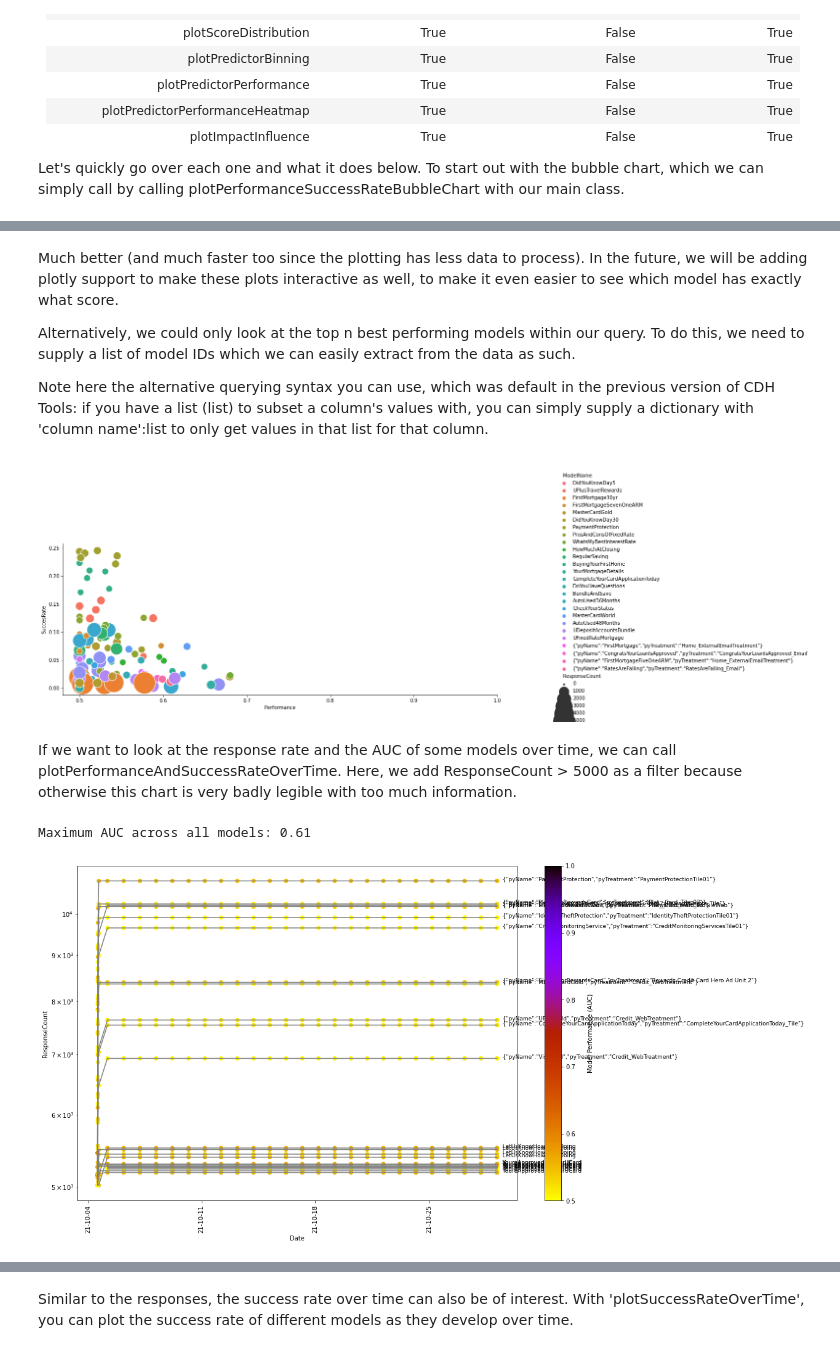
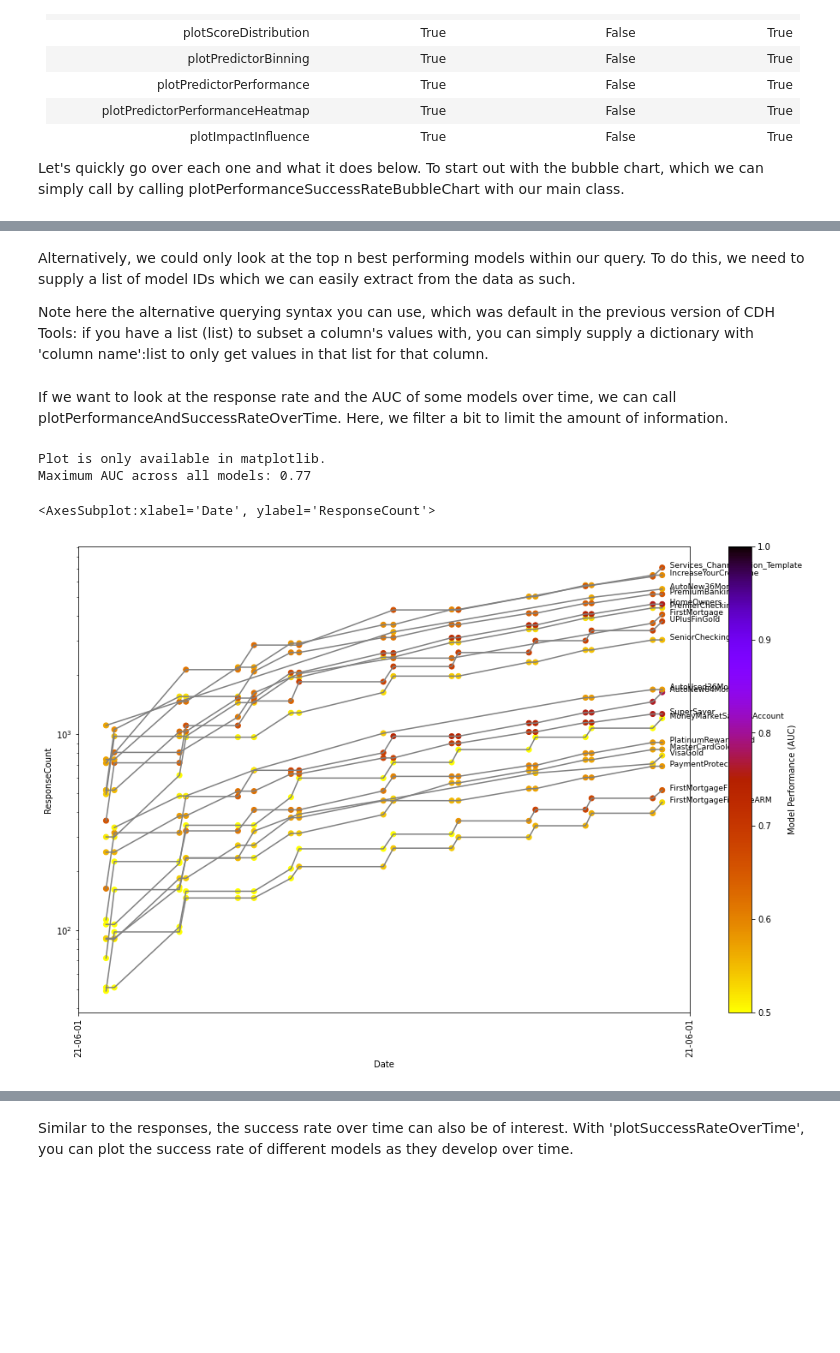
Before and after one commit to pegasystems/pega-datascientist-tools, a Jupyter notebook: examples/datamart/Example_ADM_Analysis.ipynb, the cells around one changed output, grey strips where cells are left out. Saved outputs shown, nothing was run; the diff lists cells and outputs as text; code cells hidden in the pictures; blank space fills up the shorter version.

```diff
--- a/examples/datamart/Example_ADM_Analysis.ipynb
+++ b/examples/datamart/Example_ADM_Analysis.ipynb
@@ -40,0 +16,6 @@ As you can see, it prints out any file names that it imports. These are the two
+# %%
+import pandas as pd
+pd.options.plotting.backend='plotly'
+from cdhtools import ADMDatamart, datasets
+
+CDHSample = datasets.CDHSample()
@@ -146,20 +142,17 @@ CDHSample.plotPerformanceSuccessRateBubbleChart(query=query)
 # %% [markdown]
-Much better (and much faster too since the plotting has less data to process). In the future, we will be adding plotly support to make these plots interactive as well, to make it even easier to see which model has exactly what score.
-
 Alternatively, we could only look at the top n best performing models within our query. To do this, we need to supply a list of model IDs which we can easily extract from the data as such.
 
 Note here the alternative querying syntax you can use, which was default in the previous version of CDH Tools: if you have a list (list) to subset a column's values with, you can simply supply a dictionary with 'column name':list to only get values in that list for that column.
 # %%
-top30names = list(CDHSample.last(CDHSample.modelData).sort_values('Performance', ascending=False).reset_index()['ModelName'][0:30])
-top30ids = list(CDHSample.last(CDHSample.modelData).sort_values('Performance', ascending=False).reset_index()['ModelName'][0:30])
+top30ids = list(CDHSample.last(CDHSample.modelData).sort_values('Performance', ascending=False).reset_index()['ModelID'][0:30])
 
-CDHSample.plotPerformanceSuccessRateBubbleChart(query={'ModelName':top30names})
+CDHSample.plotPerformanceSuccessRateBubbleChart(query={'ModelID':top30ids})
-# %% [output]
-[figure, removed]
 # %% [markdown]
-If we want to look at the response rate and the AUC of some models over time, we can call plotPerformanceAndSuccessRateOverTime. Here, we add ResponseCount > 5000 as a filter because otherwise this chart is very badly legible with too much information.
+If we want to look at the response rate and the AUC of some models over time, we can call plotPerformanceAndSuccessRateOverTime. Here, we filter a bit to limit the amount of information.
 # %%
-CDHSample.plotPerformanceAndSuccessRateOverTime(query=f'{query} and ResponseCount > 5000')
+CDHSample.plotPerformanceAndSuccessRateOverTime(query = "Channel == 'Web'")
 # %% [output]
-Maximum AUC across all models: 0.61
+Plot is only available in matplotlib.
+Maximum AUC across all models: 0.77
+<AxesSubplot:xlabel='Date', ylabel='ResponseCount'>
-[figure, old version]
+[figure, new version]
```
Also changed, not shown: parts of 33 cells of this notebook, 28 other files.
